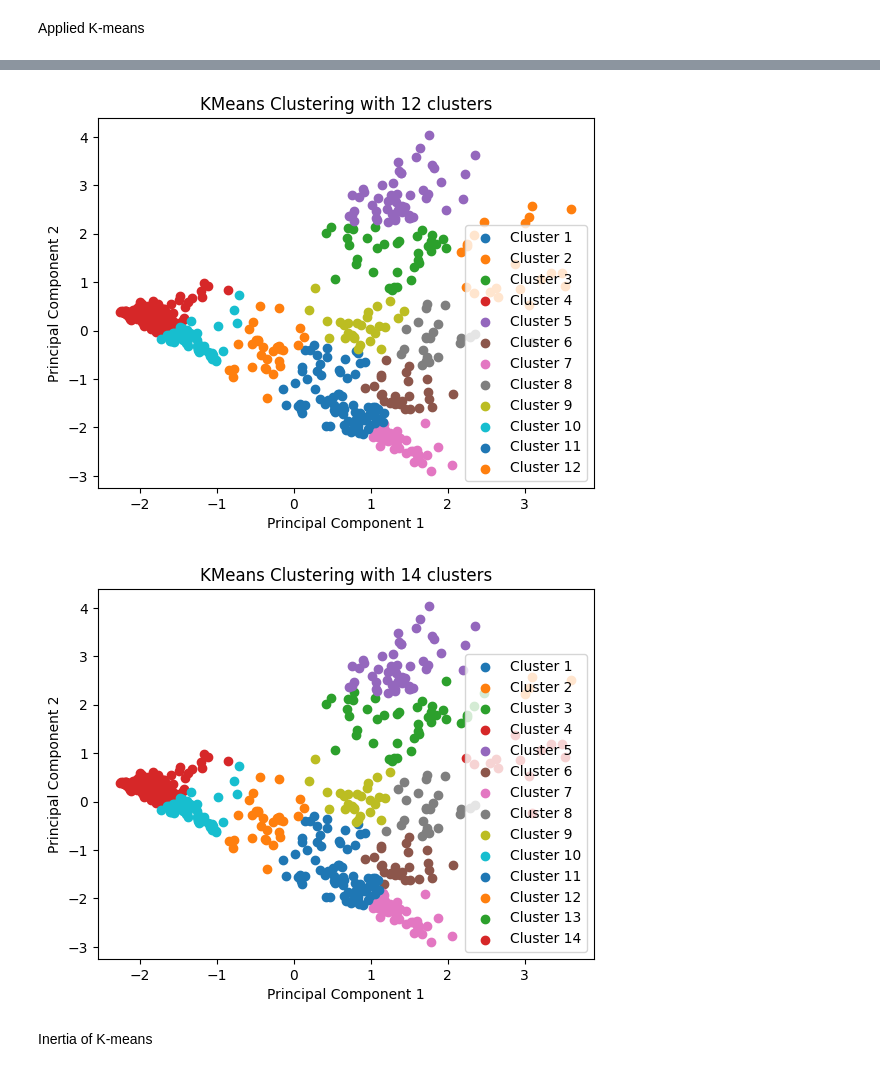
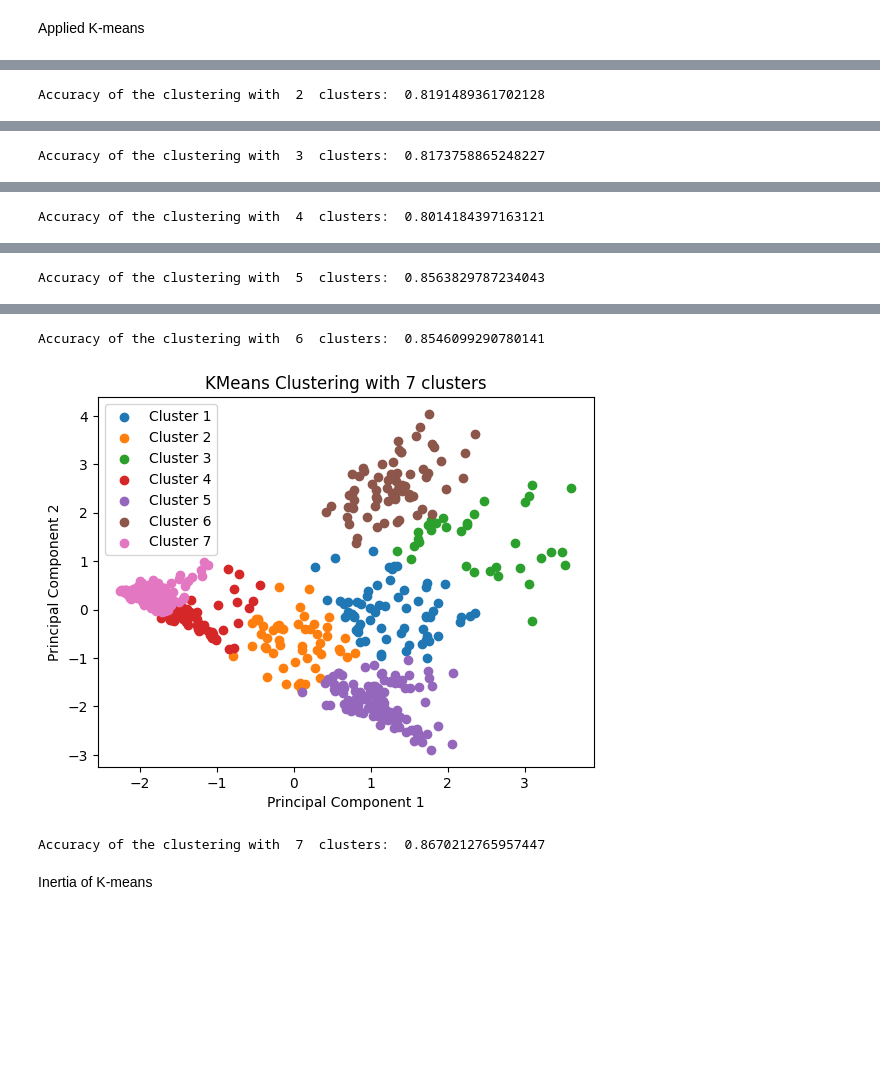
Before and after one commit to gorkemsolun/Fall-Detection, a Jupyter notebook: GE461_Project4_Gorkem_Kadir_Solun_22003214.ipynb, the cells around one changed output, grey strips where cells are left out. Cells and saved outputs as stored; diff of their text form; code cells hidden in the pictures; blank space fills up the shorter version.

```diff
--- a/GE461_Project4_Gorkem_Kadir_Solun_22003214.ipynb
+++ b/GE461_Project4_Gorkem_Kadir_Solun_22003214.ipynb
@@ -247,20 +254,59 @@ def plot_kmeans_results(principal_components, labels, n_clusters):
     plt.show()
 
 
+# Map the cluster labels of the k-means into 1 and 0's according to the majority label of that cluster.
+# If a cluster had more Fall than Non Fall, that label of the cluster will be mapped to Fall.
+def map_clusters_predicted_values(labels, predictions, cluster_count):
+    new_predictions = np.zeros(len(labels))
+    for i in range(cluster_count):
+        cluster_indices = np.where(predictions == i)
+        fall_count = np.sum(labels[cluster_indices] == 1)
+        non_fall_count = np.sum(labels[cluster_indices] == 0)
+        if fall_count > non_fall_count:
+            new_predictions[cluster_indices] = 1
+
+    return new_predictions
+
+
+# Calculate the accuracy of the clustering results
+def calculate_cluster_accuracy(labels, predictions, cluster_count):
+    correct_predictions = map_clusters_predicted_values(
+        labels, predictions, cluster_count
+    )
+    return accuracy_score(labels, correct_predictions)
+
+
 # Inertia values for different number of clusters
 inertia_values = []
+# Accuracy scores for different number of clusters
+accuracy_scores = []
 
 # Apply KMeans clustering to the normalized data withe different number of clusters
 for n_clusters in range(2, 16):
     kmeans = KMeans(n_clusters=n_clusters, random_state=0)
-    kmeans.fit(principal_components_normalized)
+    prediction = kmeans.fit_predict(principal_components_normalized)
+
     labels = kmeans.labels_
     centroids = kmeans.cluster_centers_
 
+    # Calculate the inertia value of the clustering
     inertia_values.append(kmeans.inertia_)
 
+    # Calculate the accuracy of the clustering
+    accuracy_scores.append(
+        calculate_cluster_accuracy(data_labels_binary, labels, n_clusters)
+    )
+
     # Plot the KMeans clustering results for different number of clusters
-    if n_clusters % 2 == 0:
+    # Also, calculate the accuracy of the clustering results
+    if n_clusters <= 7:
         plot_kmeans_results(principal_components_normalized, labels, n_clusters)
+        print(
+            "Accuracy of the clustering with ",
+            n_clusters,
+            " clusters: ",
+            accuracy_scores[-1],
+        )
 # %% [output]
 [figure]
+Accuracy of the clustering with  2  clusters:  0.8191489361702128
@@ -267,0 +314 @@ for n_clusters in range(2, 16):
+Accuracy of the clustering with  3  clusters:  0.8173758865248227
@@ -268,0 +316 @@ for n_clusters in range(2, 16):
+Accuracy of the clustering with  4  clusters:  0.8014184397163121
@@ -269,0 +318 @@ for n_clusters in range(2, 16):
+Accuracy of the clustering with  5  clusters:  0.8563829787234043
@@ -271,5 +320,6 @@ for n_clusters in range(2, 16):
+Accuracy of the clustering with  6  clusters:  0.8546099290780141
-[figure, old version]
+[figure, new version]
-[figure, removed]
+Accuracy of the clustering with  7  clusters:  0.8670212765957447
 # %% [markdown]
 Inertia of K-means
 # %%
```
Also changed, not shown: parts of 12 cells of this notebook, 2 other files.
